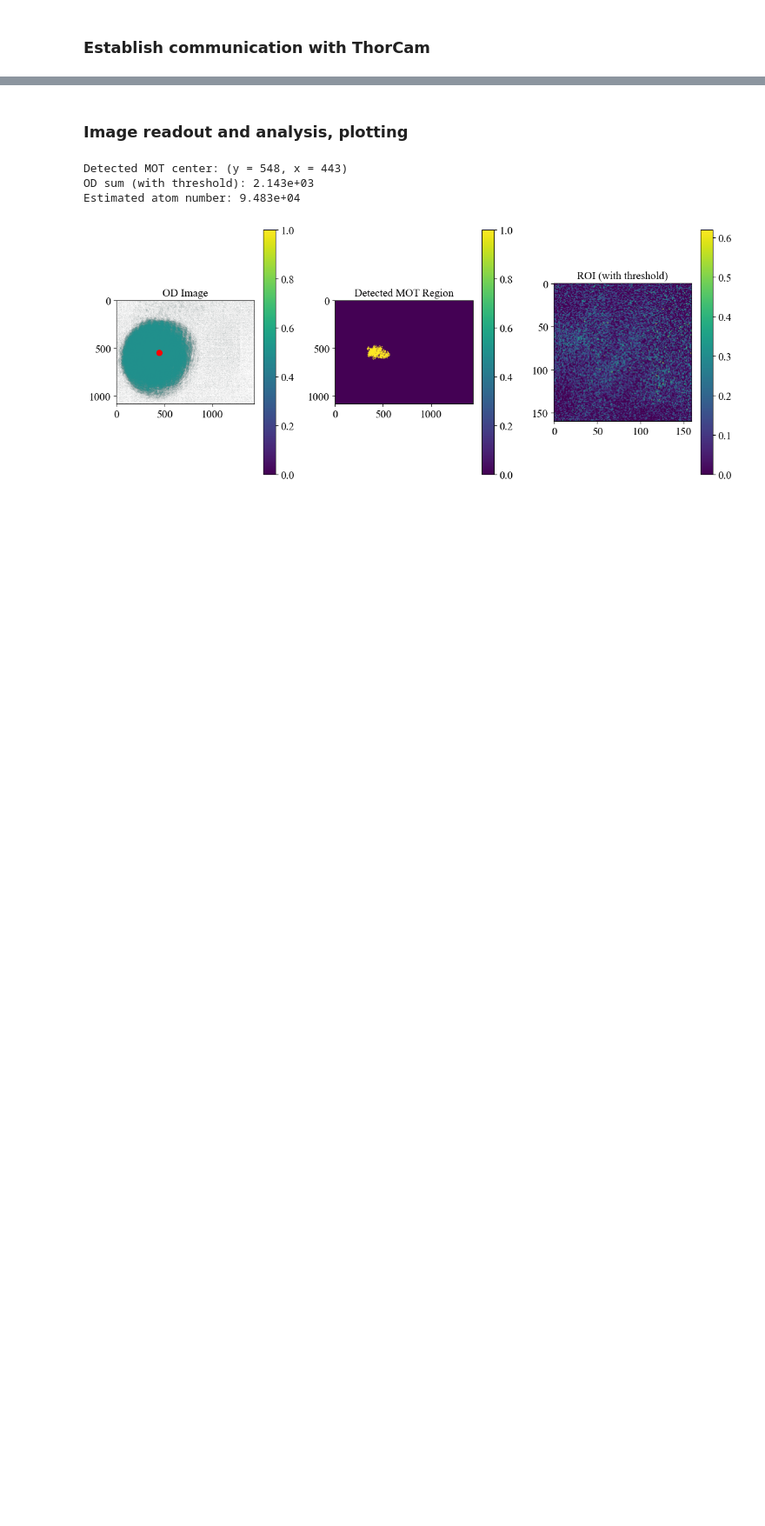
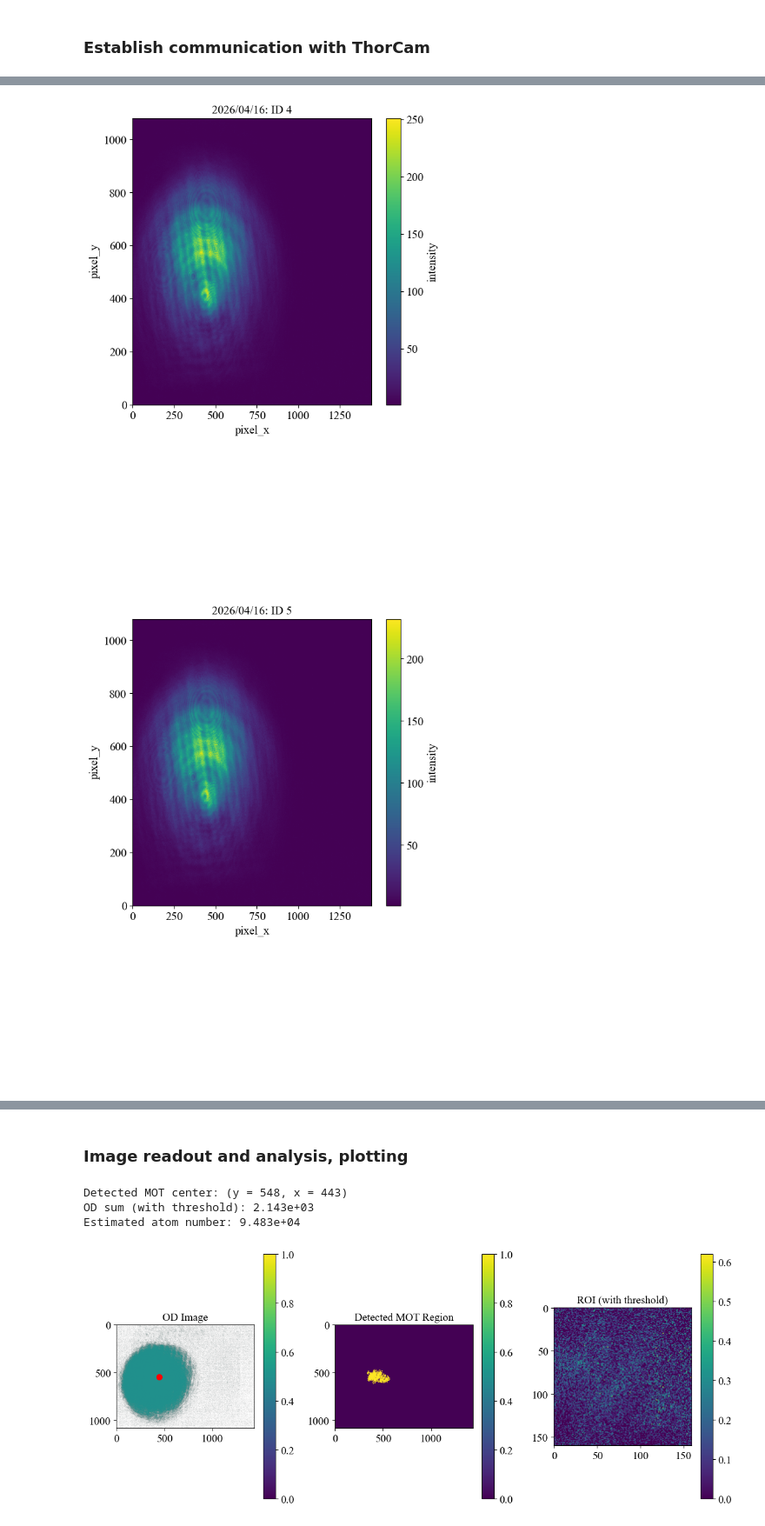
Before and after one commit to FENG-MengLong/ExperimentCode, a Jupyter notebook: shadow imaging.ipynb, the cells around one changed output, grey strips where cells are left out. Shown at 87% size. Drawn from its saved outputs; the diff is of its cells as text; code cells hidden in the pictures; blank space fills up the shorter version.

```diff
--- a/shadow imaging.ipynb
+++ b/shadow imaging.ipynb
@@ -29,0 +159,7 @@ cam1 = ThorCam.Zelux("35390")
+# %%
+ps.save_frame(atoms)
+ps.save_frame(ref)
+ps.save_frame(dark)
+# %% [output]
+[figure, added]
+[figure, added]
```
Also changed, not shown: parts of 25 cells of this notebook, 6 other files.
